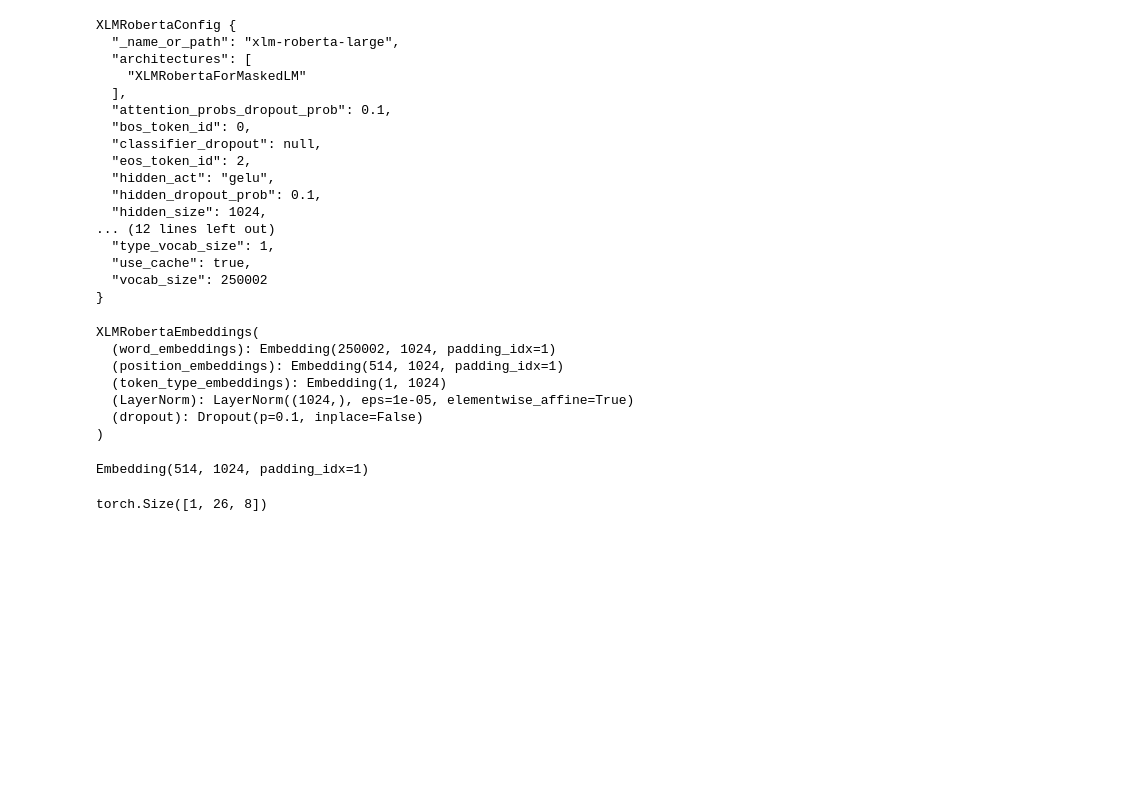
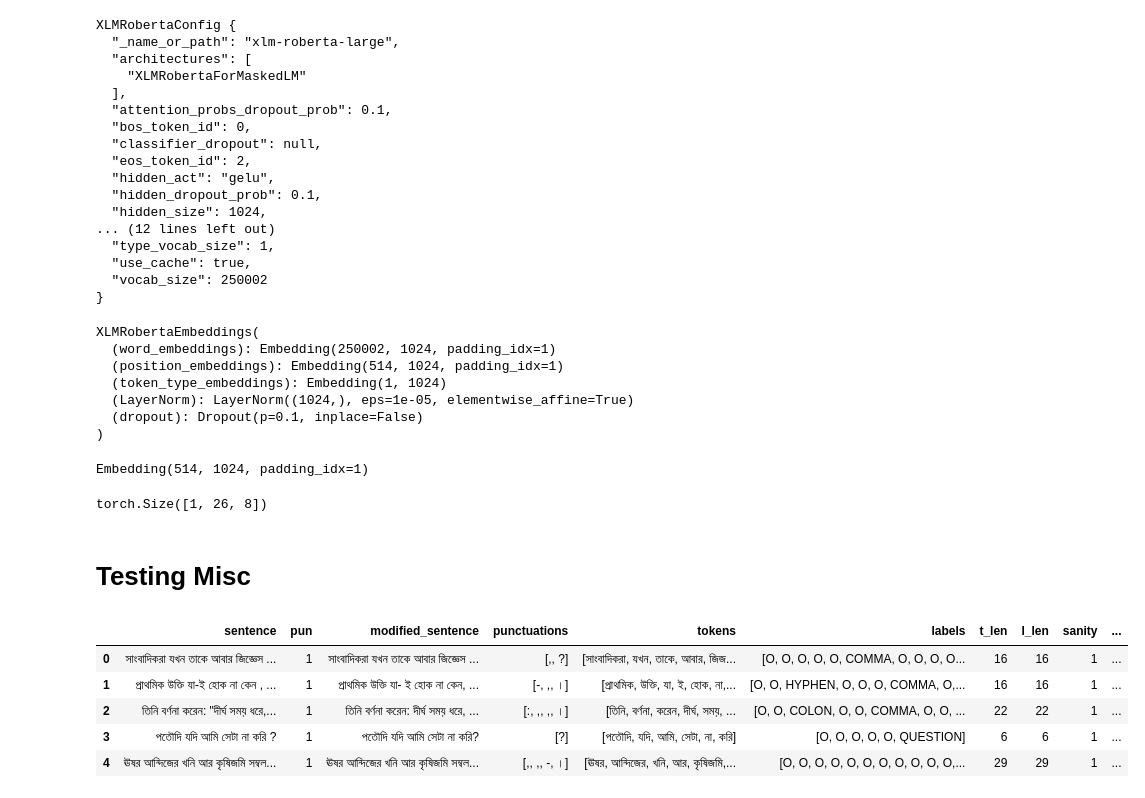
Before and after one commit to sabbirhossainujjal/Bengali_Punctuation_Restoration, a Jupyter notebook: bengali-punctuation-restoration.ipynb, the cells around one changed output. Drawn from its saved outputs; the diff is of its cells as text; code cells hidden in the pictures; blank space fills up the shorter version.

```diff
--- a/bengali-punctuation-restoration.ipynb
+++ b/bengali-punctuation-restoration.ipynb
@@ -1807,3 +1807,5 @@ linear(y1).shape
 torch.Size([1, 26, 8])
 # %%
 # torch.tensor(inputs.word_ids())
+# %% [markdown]
+# Testing Misc
@@ -1809,0 +1814,11 @@ torch.Size([1, 26, 8])
+# %%
+df = pd.read_parquet("data.parquet")
+# df = df[:5000]
+df.head()
+# %% [output]
+|  | sentence | pun | modified_sentence | punctuations | tokens | labels | t_len | l_len | sanity | ... |
+| 0 | সাংবাদিকরা যখন তাকে আবার জিজ্ঞেস ... | 1 | সাংবাদিকরা যখন তাকে আবার জিজ্ঞেস ... | [,, ?] | [সাংবাদিকরা, যখন, তাকে, আবার, জিজ... | [O, O, O, O, O, COMMA, O, O, O, O... | 16 | 16 | 1 | ... |
+| 1 | প্রাথমিক উক্তি যা-ই হোক না কেন , ... | 1 | প্রাথমিক উক্তি যা- ই হোক না কেন, ... | [-, ,, ।] | [প্রাথমিক, উক্তি, যা, ই, হোক, না,... | [O, O, HYPHEN, O, O, O, COMMA, O,... | 16 | 16 | 1 | ... |
+| 2 | তিনি বর্ণনা করেন: "দীর্ঘ সময় ধরে,... | 1 | তিনি বর্ণনা করেন: দীর্ঘ সময় ধরে, ... | [:, ,, ,, ।] | [তিনি, বর্ণনা, করেন, দীর্ঘ, সময়, ... | [O, O, COLON, O, O, COMMA, O, O, ... | 22 | 22 | 1 | ... |
+| 3 | পতৌদি যদি আমি সেটা না করি ? | 1 | পতৌদি যদি আমি সেটা না করি? | [?] | [পতৌদি, যদি, আমি, সেটা, না, করি] | [O, O, O, O, O, QUESTION] | 6 | 6 | 1 | ... |
+| 4 | ঊষর আন্দিজের খনি আর কৃষিজমি সম্বল... | 1 | ঊষর আন্দিজের খনি আর কৃষিজমি সম্বল... | [,, ,, -, ।] | [ঊষর, আন্দিজের, খনি, আর, কৃষিজমি,... | [O, O, O, O, O, O, O, O, O, O, O,... | 29 | 29 | 1 | ... |
```
Also changed, not shown: parts of 8 cells of this notebook, 9 other files.
